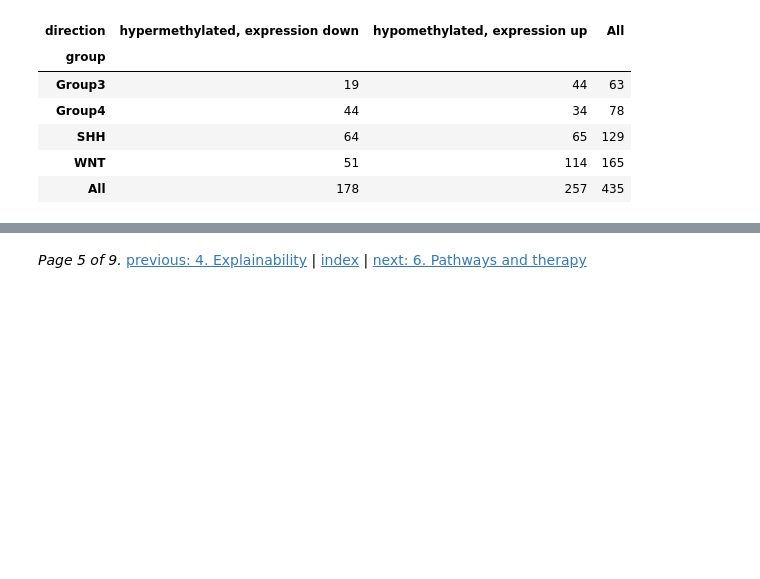
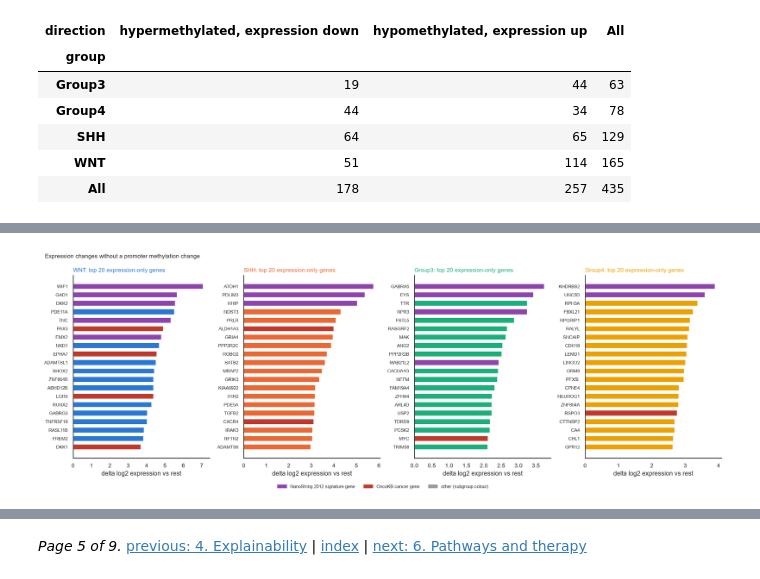
Before and after one commit to robinson-vidva/mb-methylation-xai, a Jupyter notebook: notebooks/05_methylation_vs_expression.ipynb, the cells around one changed output, grey strips where cells are left out. Drawn from its saved outputs; the diff is of its cells as text; code cells hidden in the pictures; blank space fills up the shorter version.

```diff
--- a/notebooks/05_methylation_vs_expression.ipynb
+++ b/notebooks/05_methylation_vs_expression.ipynb
@@ -100,0 +151,4 @@ not by methylation. The concordant genes are the input to the pathway and therap
+# %%
+display(Image(FIG / 'expression_only_top_genes.png'))
+# %% [output]
+[figure, added]
```
Also changed, not shown: parts of 8 cells of this notebook, 28 other files.
